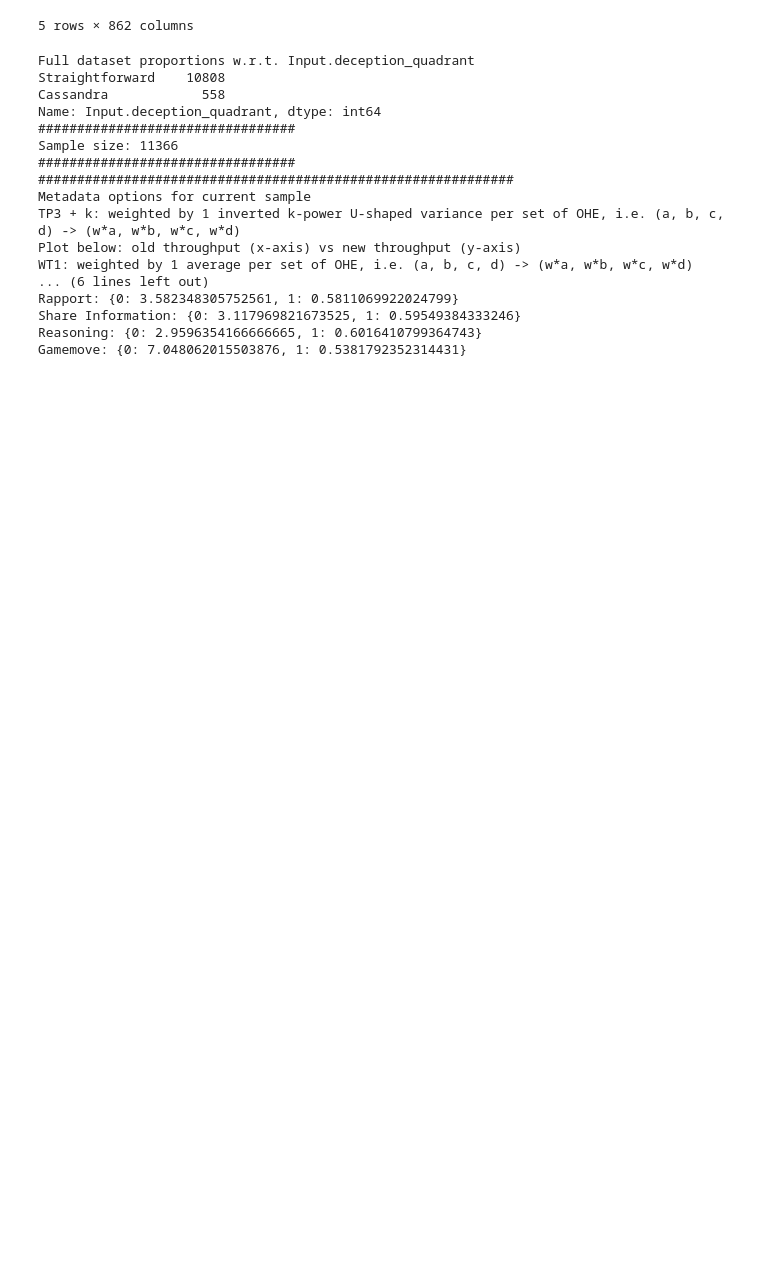
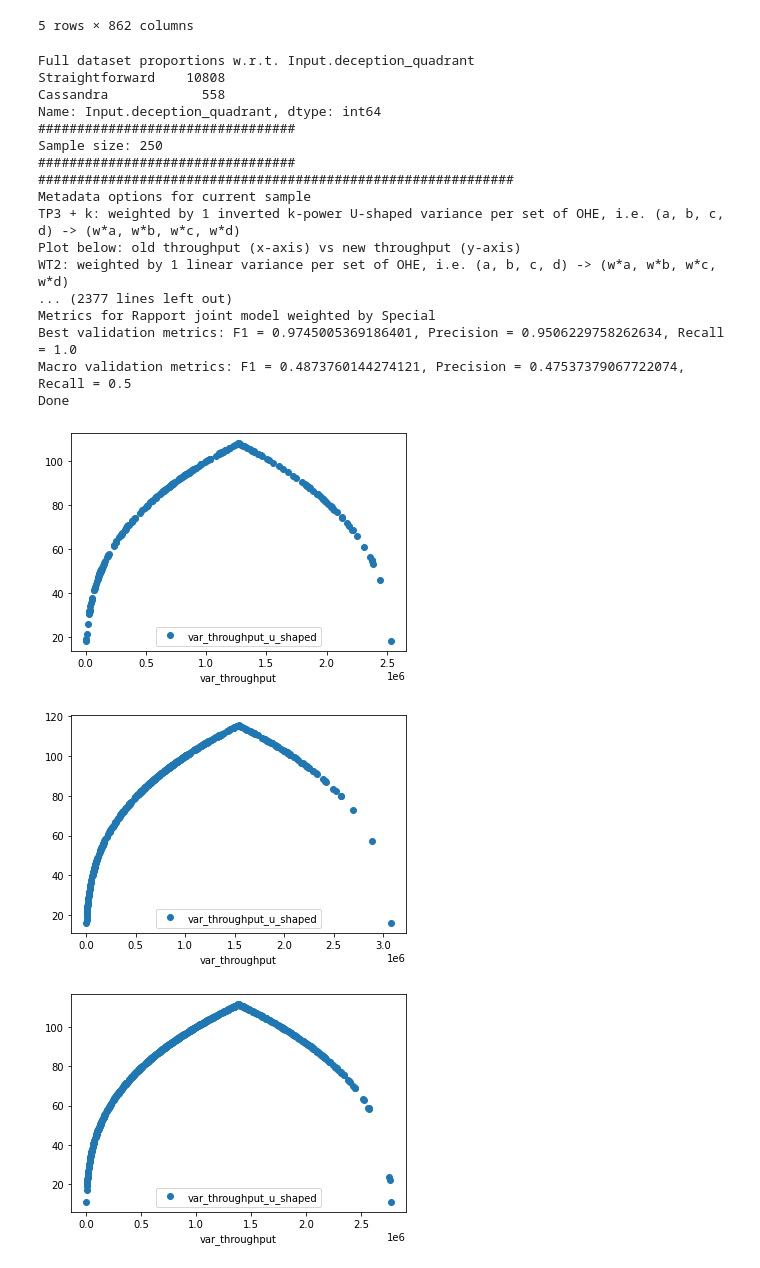
Before and after one commit to quarbby/diplomacy-betrayal, a Jupyter notebook: pipeline-dataset_sampling.ipynb, the cells around one changed output. Saved outputs shown, nothing was run; the diff lists cells and outputs as text; code cells hidden in the pictures; blank space fills up the shorter version.

```diff
--- a/pipeline-dataset_sampling.ipynb
+++ b/pipeline-dataset_sampling.ipynb
@@ -351,11 +357,11 @@ def dataset_sampling(dataframe, class_name, sampling_size_list, metadata_options
 
 # Metadata options
 throughput_option = 'TP3'
-worktime_option = 'WT1'
-pc_agreement_option = 'PC3'
-textlength_option = 'TL1'
+worktime_option = 'WT2'
+pc_agreement_option = 'PC2'
+textlength_option = 'TL2'
 special_option = 'SP3'
-k_option_for_tp = 1
+k_option_for_tp = 3
 metadata_options_choices = [throughput_option, worktime_option, pc_agreement_option, textlength_option, special_option, k_option_for_tp]
 
 # Train_test_split SSS options
@@ -366,45 +372,48 @@ random_state = 0
 # Individual model options
 model_name = 'lstm-attn'
 indiv_batch_size = 128
-indiv_epochs = 15
+indiv_epochs = 50
 
 # Joint model options
 joint_batch_size = 64
 joint_epochs = 32
 # %%
-# sampling_sizes = [250, 500, 750,
-#                   1000, 1250, 1500, 1750,
-#                   2000, 2250, 2500, 2750,
-#                   3000, 3500,
-#                   4000, 4500,
-#                   5000, 5500,
-#                   6000, 6500,
-#                   7000, 7500,
-#                   8000, 8500,
-#                   9000, 9500,
-#                   10000, 10500, 11000, 11366]
-sampling_sizes = [11366]
+sampling_sizes = [250, 500, 750,
+                  1000, 1250, 1500, 1750,
+                  2000, 2250, 2500, 2750,
+                  3000, 3500,
+                  4000, 4500,
+                  5000, 5500,
+                  6000, 6500,
+                  7000, 7500,
+                  8000, 8500,
+                  9000, 9500,
+                  10000, 10500, 11000, 11366]
+# sampling_sizes = [11366]
 
 results_dict = dataset_sampling(dataframe=df,
                                 class_name="Input.deception_quadrant",
                                 sampling_size_list=sampling_sizes,
                                 metadata_options_list=metadata_options_choices,
                                 model_name=model_name)
 # %% [output]
 Full dataset proportions w.r.t. Input.deception_quadrant
 Straightforward    10808
 Cassandra            558
 Name: Input.deception_quadrant, dtype: int64
 #################################
-Sample size: 11366
+Sample size: 250
 #################################
 #############################################################
 Metadata options for current sample
 TP3 + k: weighted by 1 inverted k-power U-shaped variance per set of OHE, i.e. (a, b, c, d) -> (w*a, w*b, w*c, w*d)
 Plot below: old throughput (x-axis) vs new throughput (y-axis)
-WT1: weighted by 1 average per set of OHE, i.e. (a, b, c, d) -> (w*a, w*b, w*c, w*d)
-... (6 lines left out)
-Rapport: {0: 3.582348305752561, 1: 0.5811069922024799}
-Share Information: {0: 3.117969821673525, 1: 0.59549384333246}
-Reasoning: {0: 2.9596354166666665, 1: 0.6016410799364743}
-Gamemove: {0: 7.048062015503876, 1: 0.5381792352314431}
+WT2: weighted by 1 linear variance per set of OHE, i.e. (a, b, c, d) -> (w*a, w*b, w*c, w*d)
+... (2377 lines left out)
+Metrics for Rapport joint model weighted by Special
+Best validation metrics: F1 = 0.9745005369186401, Precision = 0.9506229758262634, Recall = 1.0
+Macro validation metrics: F1 = 0.4873760144274121, Precision = 0.47537379067722074, Recall = 0.5
+Done
+[figure, new version]
+[figure, added]
+[figure, added]
```
Also changed, not shown: parts of 6 cells of this notebook, 4 other files.
